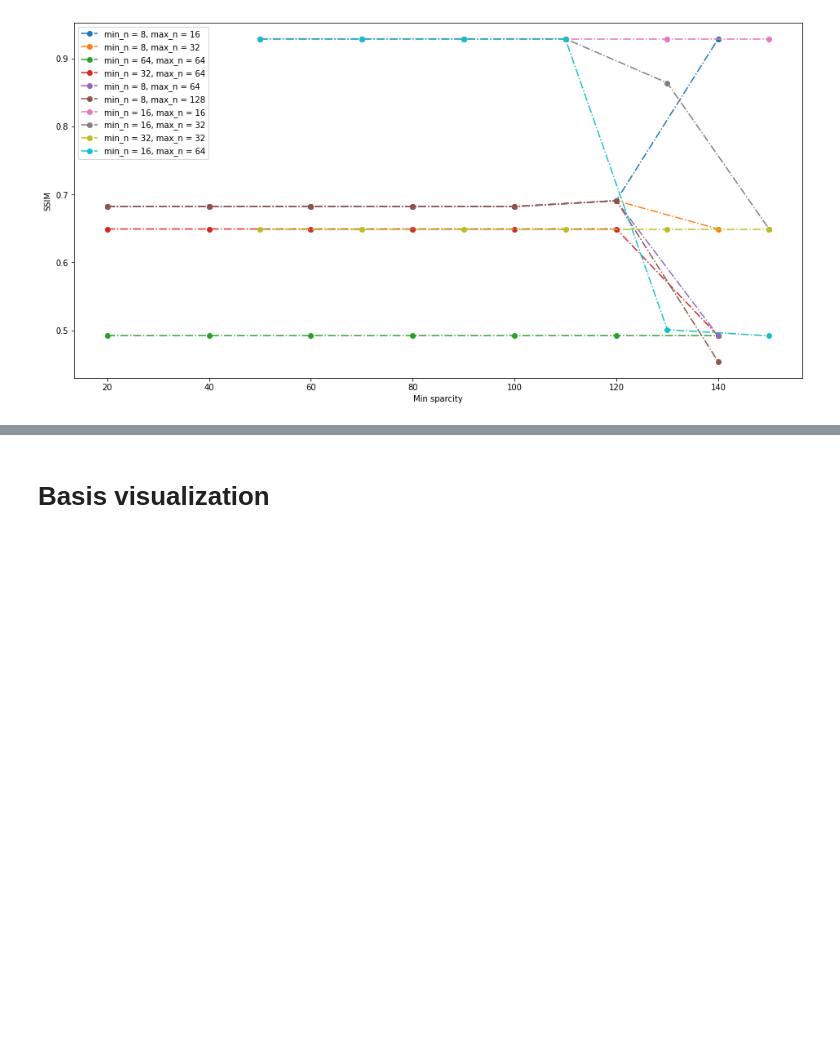
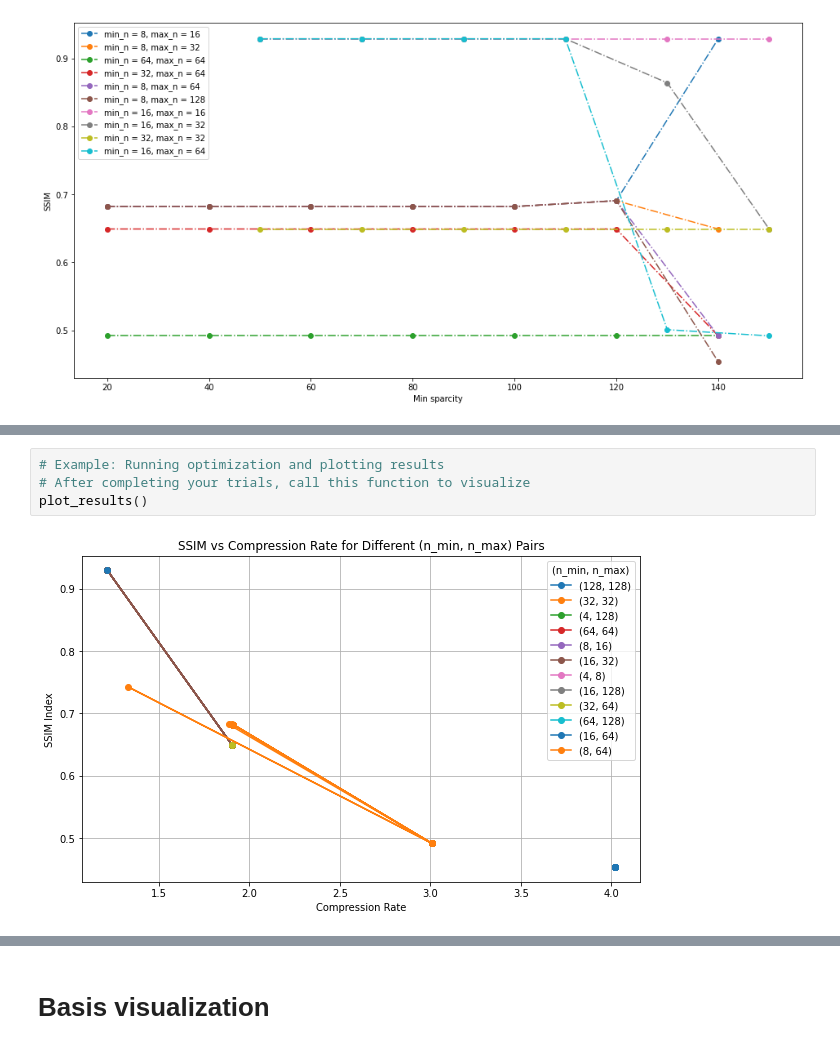
Before and after one commit to Emmatassone/AQMP, a Jupyter notebook: notebooks/evaluations.ipynb, the cells around one changed output, grey strips where cells are left out. Drawn from its saved outputs; the diff is of its cells as text; blank space fills up the shorter version.

```diff
--- a/notebooks/evaluations.ipynb
+++ b/notebooks/evaluations.ipynb
@@ -132,0 +601,6 @@ plt.show()
+# %%
+# Example: Running optimization and plotting results
+# After completing your trials, call this function to visualize
+plot_results()
+# %% [output]
+[figure, added]
```
Also changed, not shown: parts of 21 cells of this notebook.
